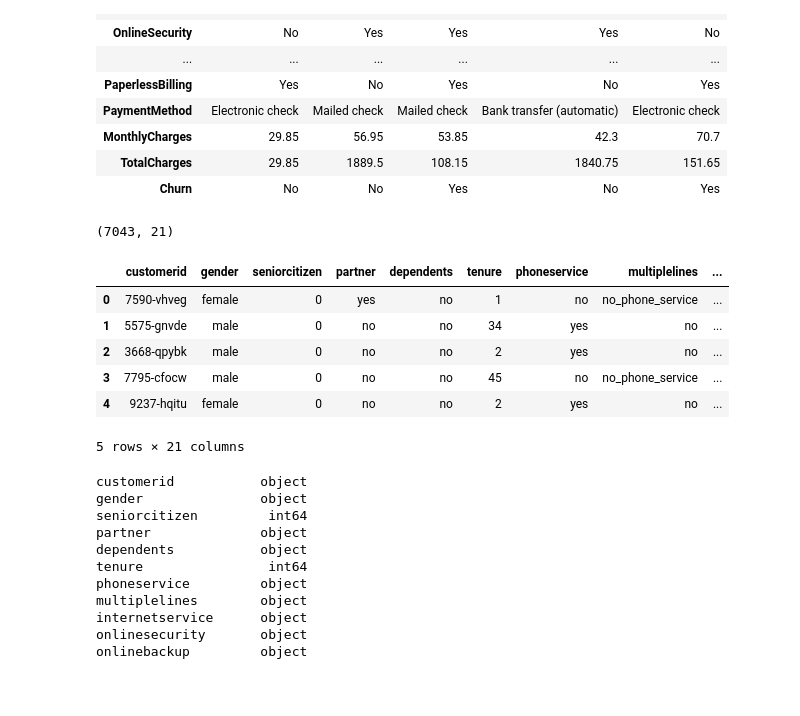
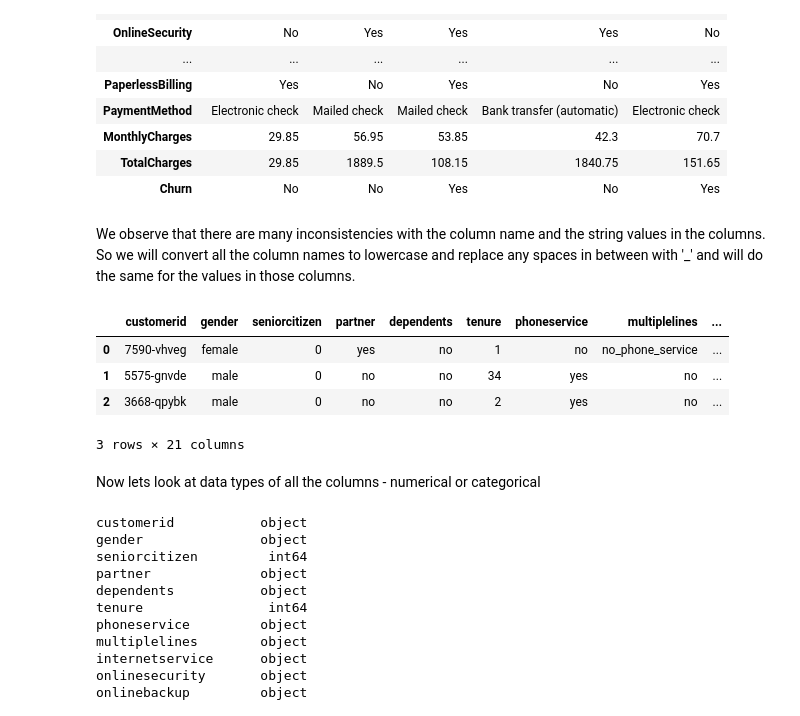
Before and after one commit to ugoswami11/ml-course-bootcamp, a Jupyter notebook: notebooks/telco-customer-churn.ipynb, the cells around one changed output. Cells and saved outputs as stored; diff of their text form; code cells hidden in the pictures; blank space fills up the shorter version.

```diff
--- a/notebooks/telco-customer-churn.ipynb
+++ b/notebooks/telco-customer-churn.ipynb
@@ -39,10 +66,8 @@ df.head().T
 | MonthlyCharges | 29.85 | 56.95 | 53.85 | 42.3 | 70.7 |
 | TotalCharges | 29.85 | 1889.5 | 108.15 | 1840.75 | 151.65 |
 | Churn | No | No | Yes | No | Yes |
-# %%
-df.shape
-# %% [output]
-(7043, 21)
+# %% [markdown]
+We observe that there are many inconsistencies with the column name and the string values in the columns. So we will convert all the column names to lowercase and replace any spaces in between with '_' and will do the same for the values in those columns.
 # %%
 df.columns = df.columns.str.lower().str.replace(' ','_')
 
@@ -51,15 +76,15 @@ string_columns = list(df.dtypes[df.dtypes == 'object'].index)
 for col in string_columns:
     df[col] =df[col].str.lower().str.replace(' ','_')
 # %%
-df.head()
+df.head(3)
 # %% [output]
 |  | customerid | gender | seniorcitizen | partner | dependents | tenure | phoneservice | multiplelines | ... |
 | 0 | 7590-vhveg | female | 0 | yes | no | 1 | no | no_phone_service | ... |
 | 1 | 5575-gnvde | male | 0 | no | no | 34 | yes | no | ... |
 | 2 | 3668-qpybk | male | 0 | no | no | 2 | yes | no | ... |
-| 3 | 7795-cfocw | male | 0 | no | no | 45 | no | no_phone_service | ... |
-| 4 | 9237-hqitu | female | 0 | no | no | 2 | yes | no | ... |
-5 rows × 21 columns
+3 rows × 21 columns
+# %% [markdown]
+Now lets look at data types of all the columns - numerical or categorical
 # %%
 df.dtypes
 # %% [output]
```
Also changed, not shown: parts of 42 cells of this notebook.
